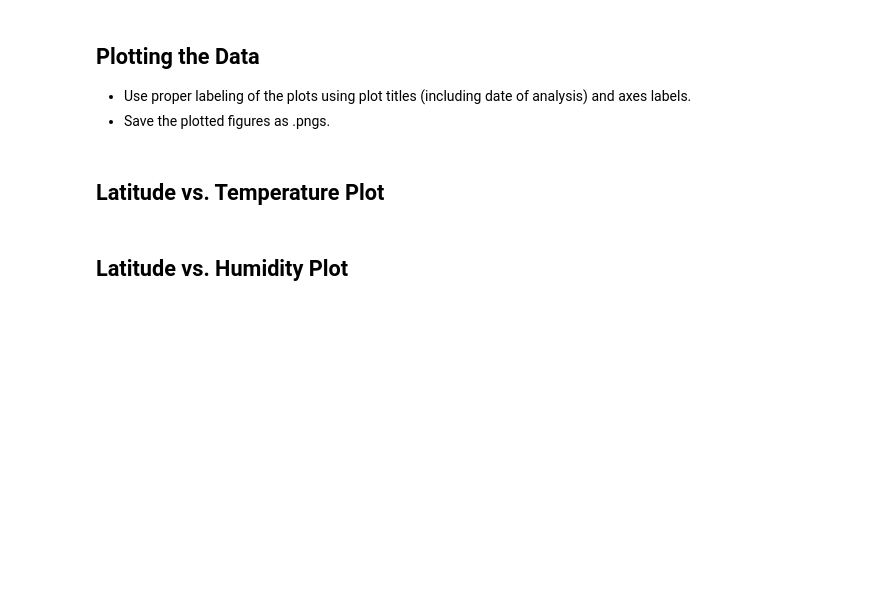
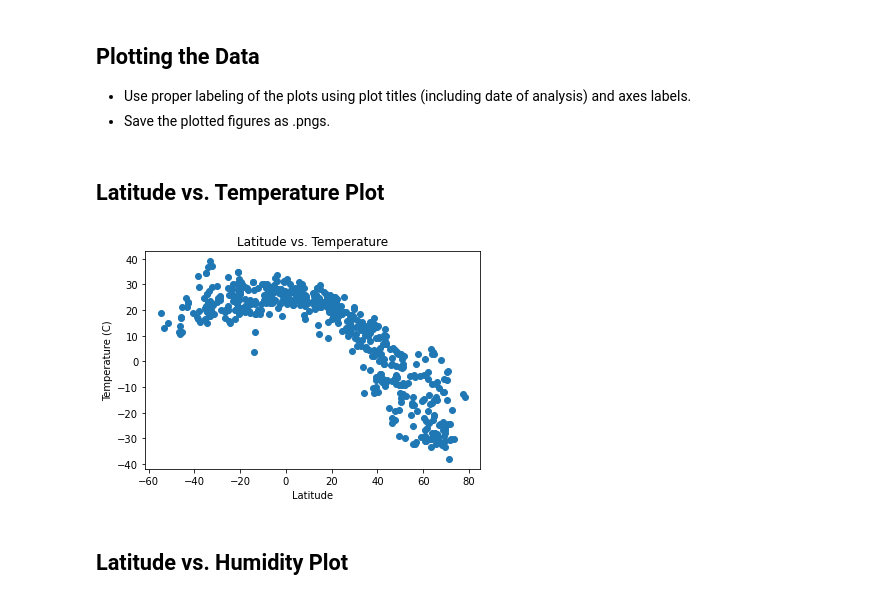
Before and after one commit to zpoeschl/python-api-challenge, a Jupyter notebook: WeatherPy/zpoeschl_WeatherPy.ipynb, the cells around one changed output. Drawn from its saved outputs; the diff is of its cells as text; code cells hidden in the pictures; blank space fills up the shorter version.

Commit message:
Latitude vs. x plots created

```diff
--- a/WeatherPy/zpoeschl_WeatherPy.ipynb
+++ b/WeatherPy/zpoeschl_WeatherPy.ipynb
@@ -154,5 +154,13 @@ humidity_error
 * Save the plotted figures as .pngs.
 # %% [markdown]
 ## Latitude vs. Temperature Plot
+# %%
+plt.scatter(final_cities_df.iloc[:,2],final_cities_df.iloc[:,3])
+plt.xlabel("Latitude")
+plt.ylabel("Temperature (C)")
+plt.title("Latitude vs. Temperature")
+plt.show()
+# %% [output]
+[figure, added]
 # %% [markdown]
 ## Latitude vs. Humidity Plot
```
Also changed, not shown: parts of 3 cells of this notebook.
